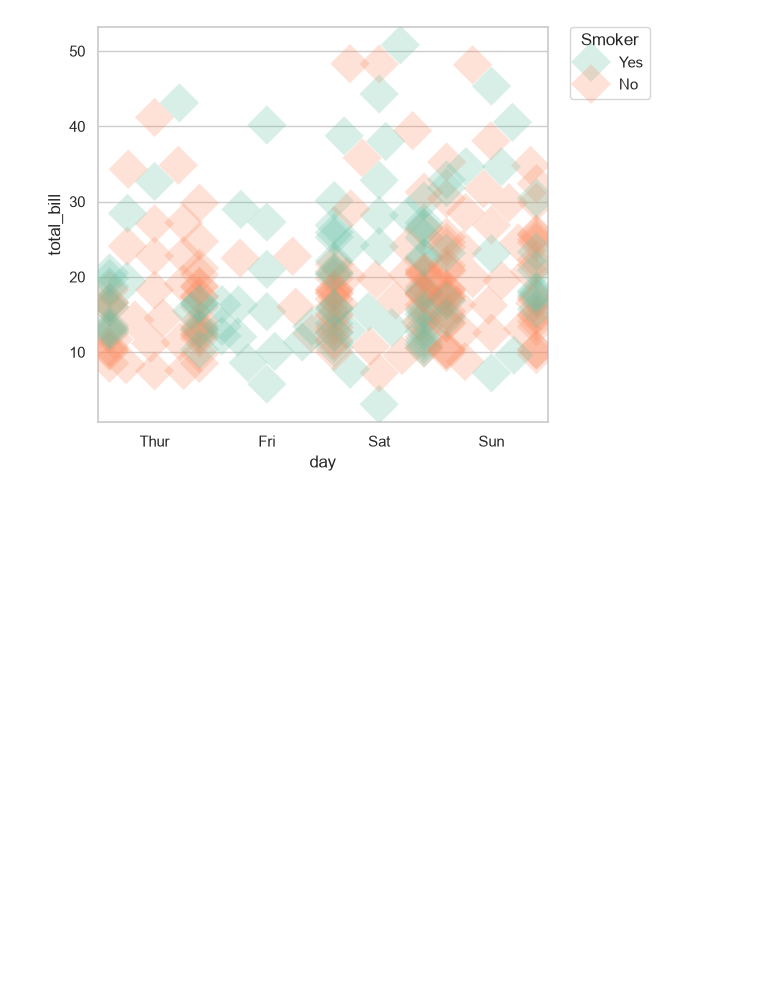
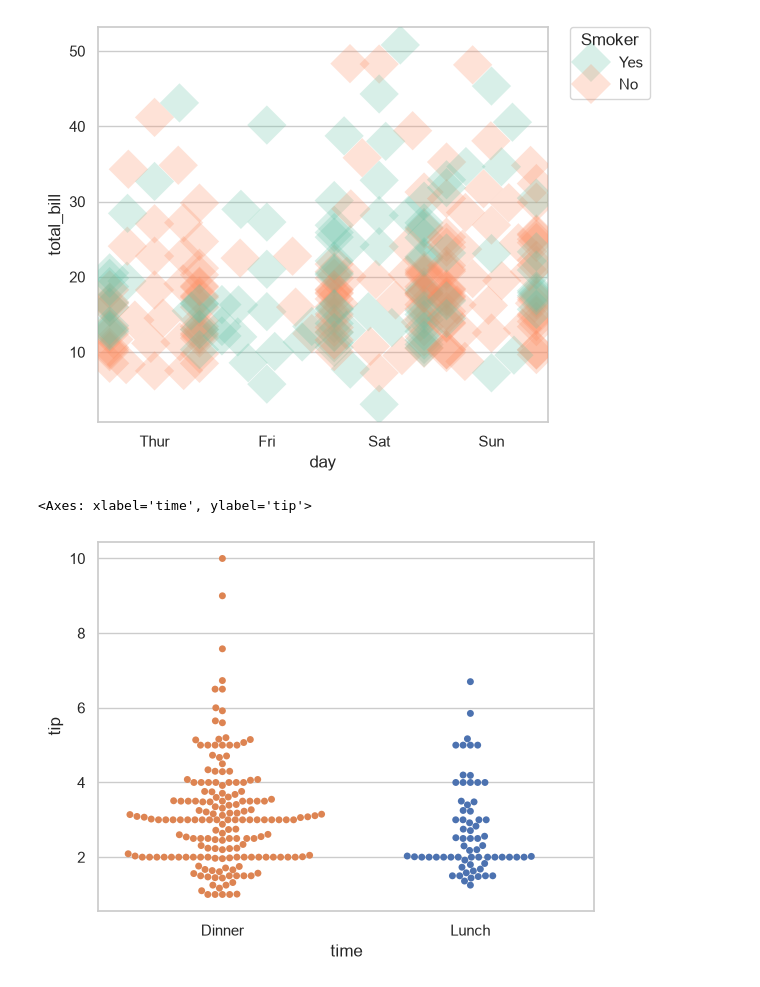
Before and after one commit to hassansagheer/AI-ML, a Jupyter notebook: Seaborn/Categorical Plots/SwarmPlot.ipynb, the cells around one changed output. Saved outputs shown, nothing was run; the diff lists cells and outputs as text; code cells hidden in the pictures; blank space fills up the shorter version.

Commit message:
update swarmplot

```diff
--- a/Seaborn/Categorical Plots/SwarmPlot.ipynb
+++ b/Seaborn/Categorical Plots/SwarmPlot.ipynb
@@ -170,3 +170,17 @@ plt.tight_layout()
 plt.show()
 # %% [output]
 [figure]
+# %%
+# importing the required module
+import seaborn
+
+# use to set style of background of plot
+seaborn.set(style="whitegrid")
+
+# loading data-set
+tips = seaborn.load_dataset("tips")
+
+seaborn.swarmplot(x="time", y="tip", data=tips, hue="time", order=["Dinner", "Lunch"])
+# %% [output]
+<Axes: xlabel='time', ylabel='tip'>
+[figure, added]
```
